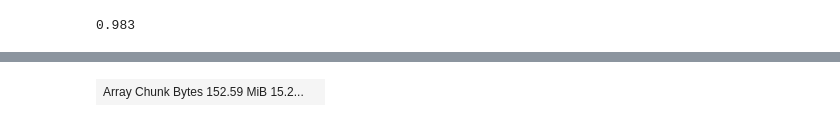
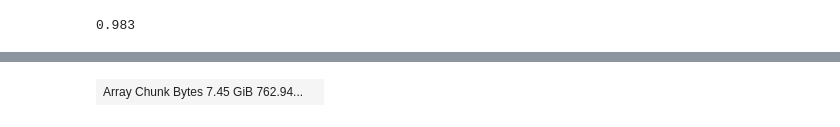
Before and after one commit to herbert0419/Hands-on, a Jupyter notebook: Incremental Prediction/Clustering_using_Dask.ipynb, the cells around one changed output, grey strips where cells are left out. Saved outputs shown, nothing was run; the diff lists cells and outputs as text; code cells hidden in the pictures.

```diff
--- a/Incremental Prediction/Clustering_using_Dask.ipynb
+++ b/Incremental Prediction/Clustering_using_Dask.ipynb
@@ -142,6 +158,7 @@ import dask_ml.cluster
 import matplotlib.pyplot as plt
 # %%
 X, y = dask_ml.datasets.make_blobs(n_samples=10000000,
+                                   n_features=100,
                                    chunks=1000000,
                                    random_state=0,
                                    centers=3)
@@ -151,4 +182,4 @@ X
-| Array Chunk Bytes 152.59 MiB 15.2... |  |
+| Array Chunk Bytes 7.45 GiB 762.94... |  |
 # %%
 km = dask_ml.cluster.KMeans(n_clusters=3, init_max_iter=2, oversampling_factor=10)
 km.fit(X)
```
Also changed, not shown: parts of 13 cells of this notebook.
